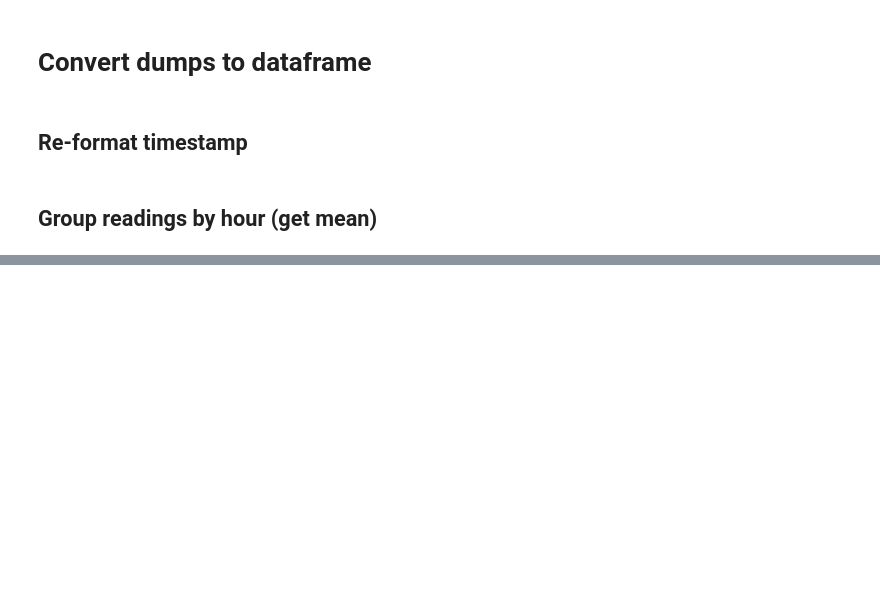
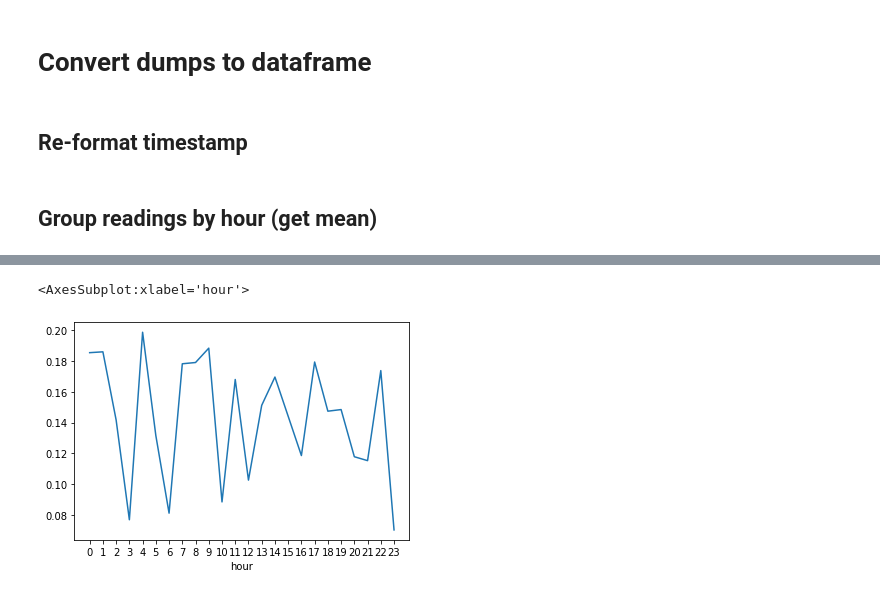
Before and after one commit to aiman-al-masoud/edi_reports, a Jupyter notebook: lab1/analysis.ipynb, the cells around one changed output, grey strips where cells are left out. Saved outputs shown, nothing was run; the diff lists cells and outputs as text; code cells hidden in the pictures; blank space fills up the shorter version.

```diff
--- a/lab1/analysis.ipynb
+++ b/lab1/analysis.ipynb
@@ -104,0 +156,6 @@ df.hops.plot()
+# %%
+plt.xticks(list(range(24)))
+df.groupby("hour").std().latency.plot()
+# %% [output]
+<AxesSubplot:xlabel='hour'>
+[figure, added]
```
Also changed, not shown: parts of 16 cells of this notebook, 3 other files.
